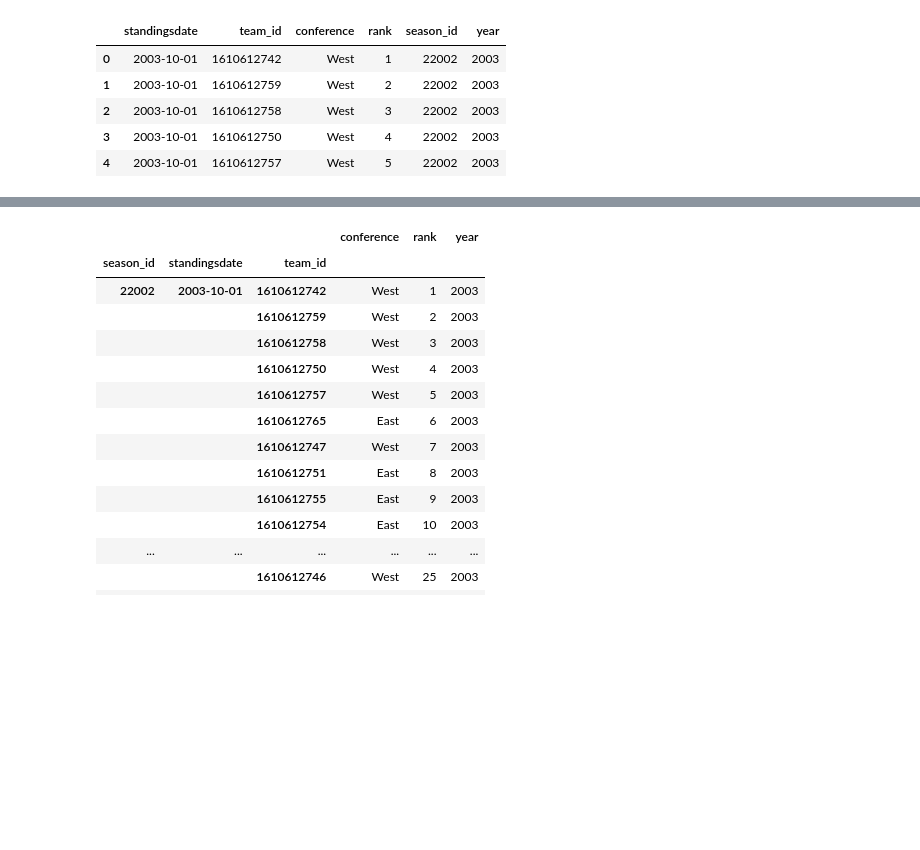
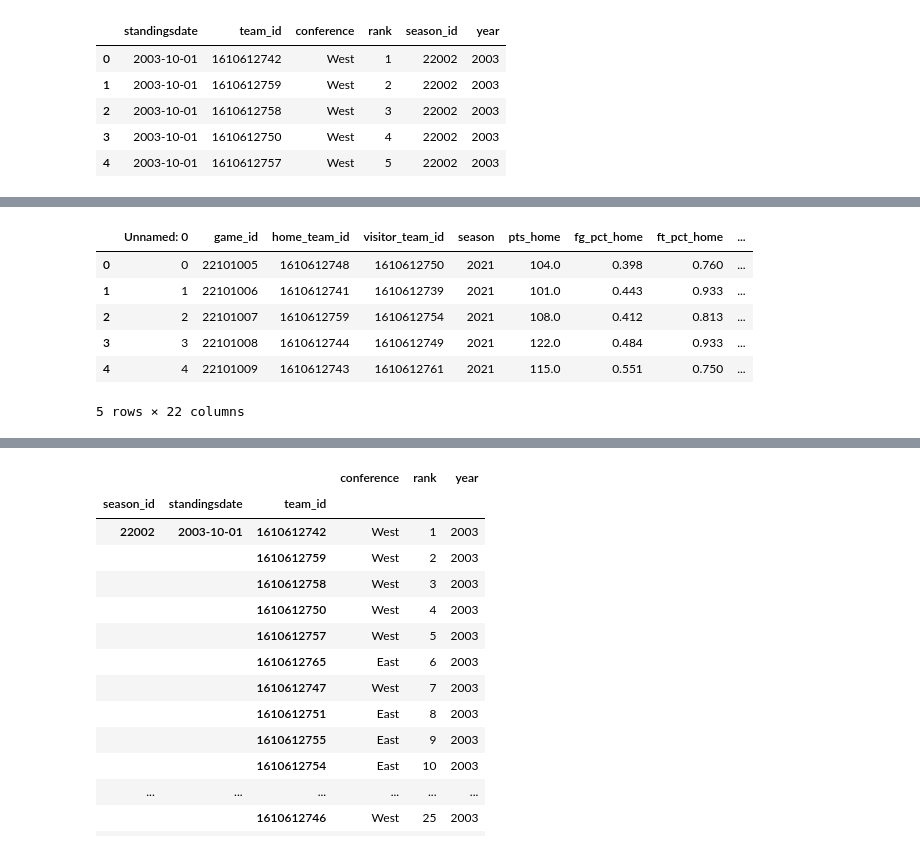
Before and after one commit to MathieuDesponds/Data-visualization-NBA-data-story, a Jupyter notebook: eda/rankingextraction.ipynb, the cells around one changed output, grey strips where cells are left out. Drawn from its saved outputs; the diff is of its cells as text; code cells hidden in the pictures; blank space fills up the shorter version.

```diff
--- a/eda/rankingextraction.ipynb
+++ b/eda/rankingextraction.ipynb
@@ -49,0 +61,12 @@ See the caveats in the documentation: https://pandas.pydata.org/pandas-docs/stab
+# %%
+matches = pd.read_csv("../data/preprocessed/games.csv")
+
+matches.head()
+# %% [output]
+|  | Unnamed: 0 | game_id | home_team_id | visitor_team_id | season | pts_home | fg_pct_home | ft_pct_home | ... |
+| 0 | 0 | 22101005 | 1610612748 | 1610612750 | 2021 | 104.0 | 0.398 | 0.760 | ... |
+| 1 | 1 | 22101006 | 1610612741 | 1610612739 | 2021 | 101.0 | 0.443 | 0.933 | ... |
+| 2 | 2 | 22101007 | 1610612759 | 1610612754 | 2021 | 108.0 | 0.412 | 0.813 | ... |
+| 3 | 3 | 22101008 | 1610612744 | 1610612749 | 2021 | 122.0 | 0.484 | 0.933 | ... |
+| 4 | 4 | 22101009 | 1610612743 | 1610612761 | 2021 | 115.0 | 0.551 | 0.750 | ... |
+5 rows × 22 columns
```
Also changed, not shown: parts of 3 cells of this notebook, 1 other file.
